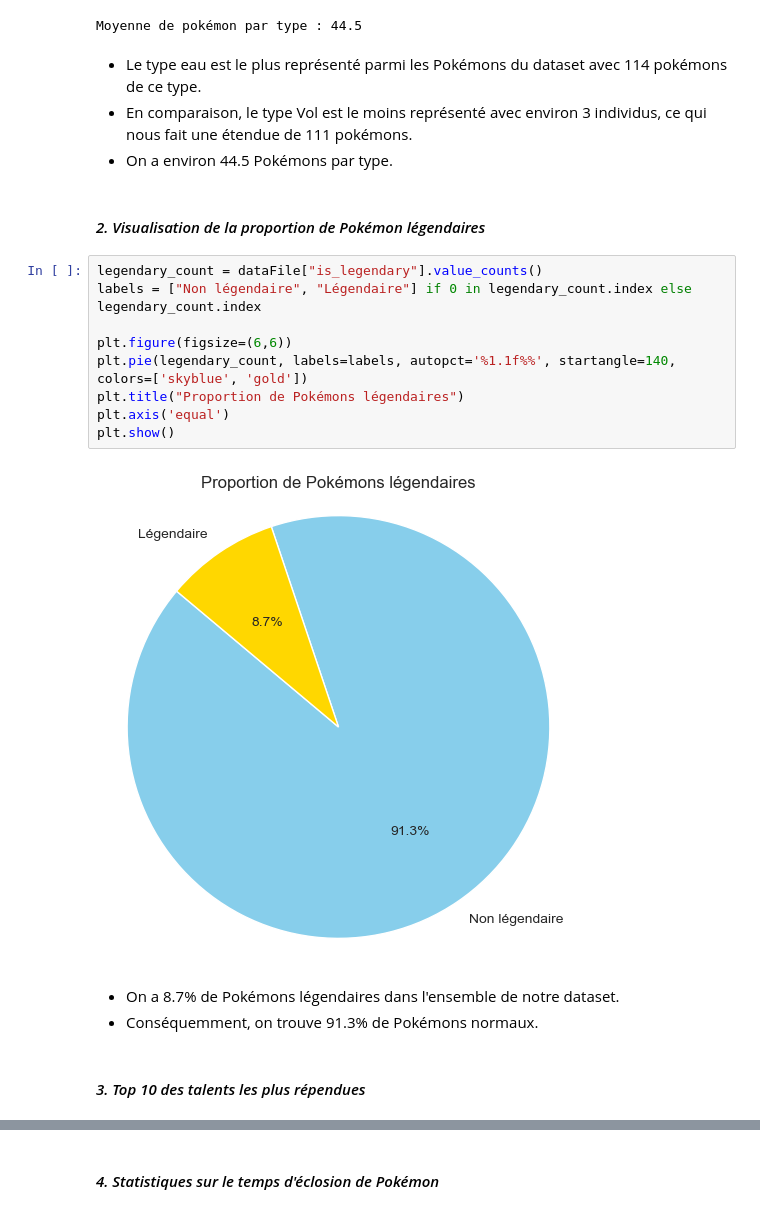
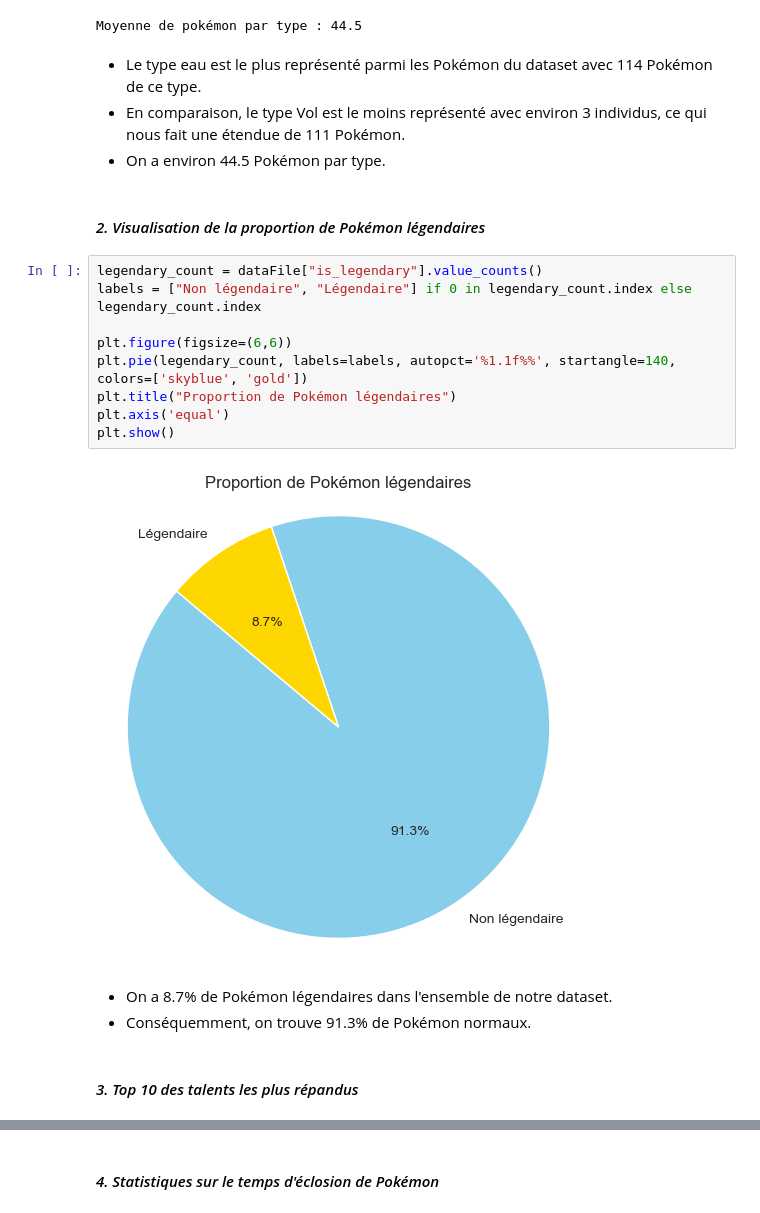
Before and after one commit to Wallblue/pokemons-stats, a Jupyter notebook: pokemon-stats.ipynb, the cells around one changed output, grey strips where cells are left out. Cells and saved outputs as stored; diff of their text form.

```diff
--- a/pokemon-stats.ipynb
+++ b/pokemon-stats.ipynb
@@ -90,25 +90,25 @@ print(f"Moyenne de pokémon par type : {801 * np.mean(percentage) / 100:.1f}");
 [figure]
 Moyenne de pokémon par type : 44.5
 # %% [markdown]
-- Le type eau est le plus représenté parmi les Pokémons du dataset avec 114 pokémons de ce type.
-- En comparaison, le type Vol est le moins représenté avec environ 3 individus, ce qui nous fait une étendue de 111 pokémons.
-- On a environ 44.5 Pokémons par type.
+- Le type eau est le plus représenté parmi les Pokémon du dataset avec 114 Pokémon de ce type.
+- En comparaison, le type Vol est le moins représenté avec environ 3 individus, ce qui nous fait une étendue de 111 Pokémon.
+- On a environ 44.5 Pokémon par type.
 # %% [markdown]
 #### *2. Visualisation de la proportion de Pokémon légendaires*
 # %%
 legendary_count = dataFile["is_legendary"].value_counts()
 labels = ["Non légendaire", "Légendaire"] if 0 in legendary_count.index else legendary_count.index
 
 plt.figure(figsize=(6,6))
 plt.pie(legendary_count, labels=labels, autopct='%1.1f%%', startangle=140, colors=['skyblue', 'gold'])
-plt.title("Proportion de Pokémons légendaires")
+plt.title("Proportion de Pokémon légendaires")
 plt.axis('equal')
 plt.show()
 # %% [output]
-[figure, old version]
+[figure, new version]
 # %% [markdown]
-- On a 8.7% de Pokémons légendaires dans l'ensemble de notre dataset.
-- Conséquemment, on trouve 91.3% de Pokémons normaux.
+- On a 8.7% de Pokémon légendaires dans l'ensemble de notre dataset.
+- Conséquemment, on trouve 91.3% de Pokémon normaux.
 # %% [markdown]
-#### *3. Top 10 des talents les plus répendues*
+#### *3. Top 10 des talents les plus répandus*
 # %%
```
Also changed, not shown: parts of 29 cells of this notebook.
